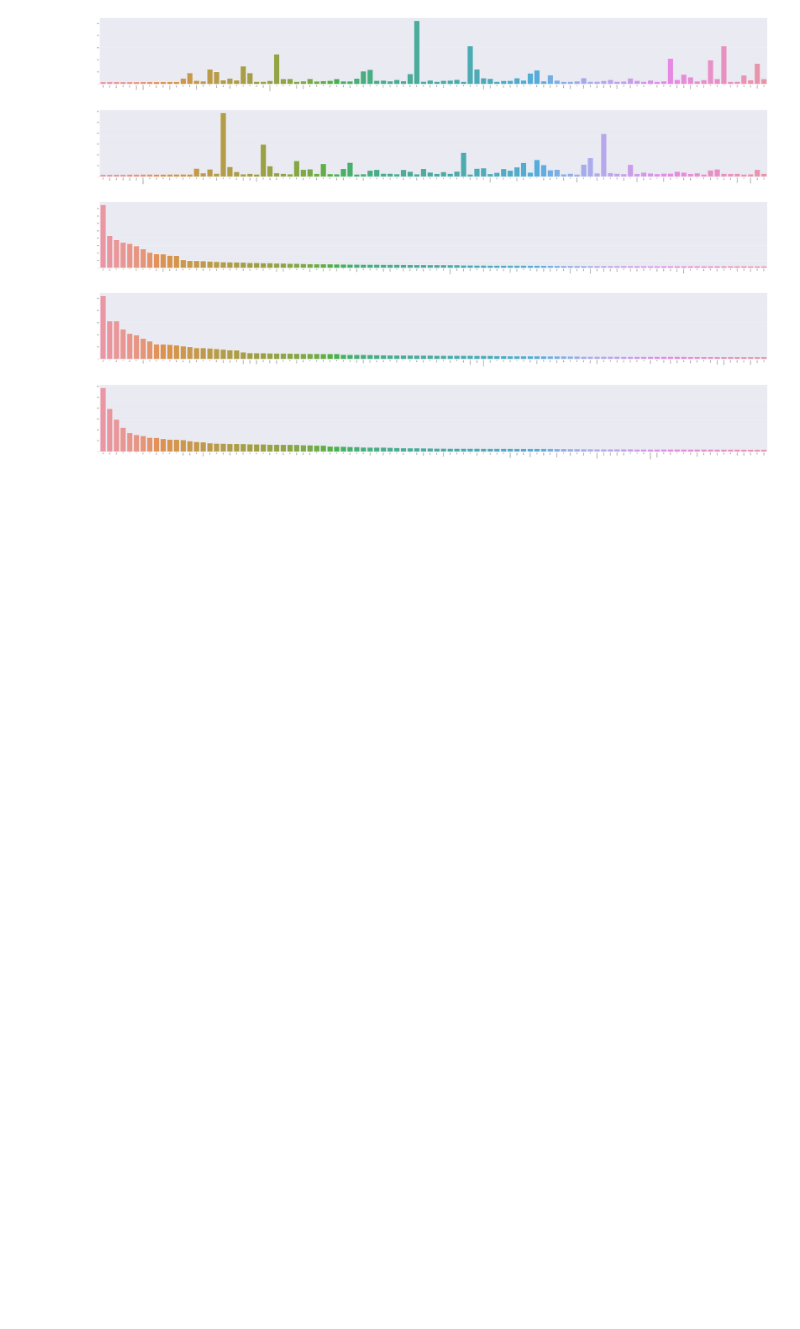
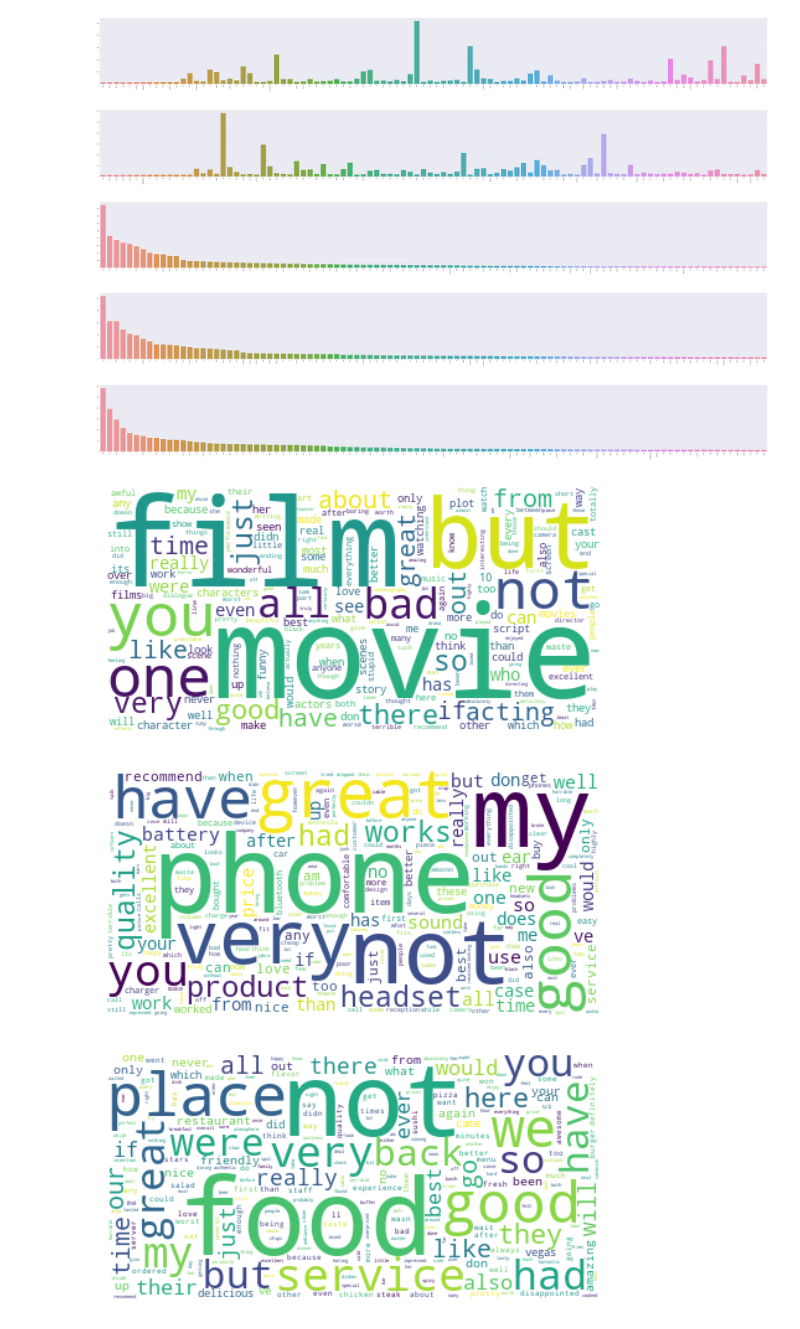
Before and after one commit to danielpclin/DM2022-Lab1-Homework, a Jupyter notebook: DM2022-Lab1-Homework.ipynb, the cells around one changed output. Cells and saved outputs as stored; diff of their text form; code cells hidden in the pictures; blank space fills up the shorter version.

```diff
--- a/DM2022-Lab1-Homework.ipynb
+++ b/DM2022-Lab1-Homework.ipynb
@@ -381,3 +381,45 @@ g = sns.barplot(x=yelp_count_vect.get_feature_names_out()[ind], y=yelp_term_freq
 g.set_xticklabels(yelp_count_vect.get_feature_names_out()[ind], rotation = 90);
 # %% [output]
 [figure]
+# %%
+from wordcloud import WordCloud
+
+
+def get_frequency_dict_for_wordcloud(count_vect, term_freq):
+    temp = {}
+    for i in range(len(term_freq)):
+        if count_vect[i] in "a|the|an|the|to|in|for|of|or|by|with|is|on|that|be|and|this|was|are":
+            continue
+        temp[count_vect[i]] = term_freq[i]
+    return temp
+
+wc = WordCloud(background_color="white", max_words=1000)
+
+# Count vect wordcloud
+# generate imdb word cloud
+wc.generate_from_frequencies(get_frequency_dict_for_wordcloud(imdb_count_vect.get_feature_names_out(), imdb_term_frequencies))
+
+# show
+plt.imshow(wc, interpolation="bilinear")
+plt.axis("off")
+plt.show()
+
+# generate amazon word cloud
+wc.generate_from_frequencies(get_frequency_dict_for_wordcloud(amazon_cells_count_vect.get_feature_names_out(), amazon_term_frequencies))
+
+# show
+plt.imshow(wc, interpolation="bilinear")
+plt.axis("off")
+plt.show()
+
+# generate yelp word cloud
+wc.generate_from_frequencies(get_frequency_dict_for_wordcloud(yelp_count_vect.get_feature_names_out(), yelp_term_frequencies))
+
+# show
+plt.imshow(wc, interpolation="bilinear")
+plt.axis("off")
+plt.show()
+# %% [output]
+[figure, added]
+[figure, added]
+[figure, added]
```
Also changed, not shown: parts of 4 cells of this notebook, 1 other file.
